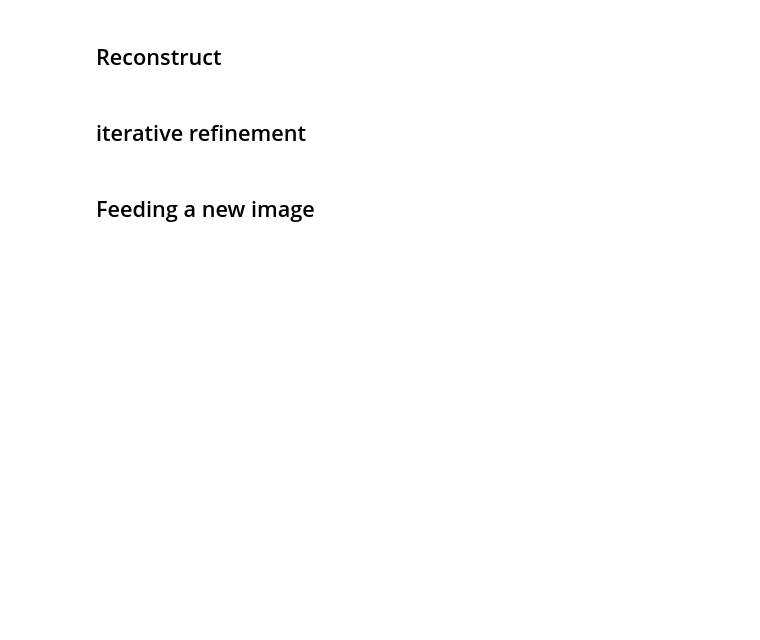
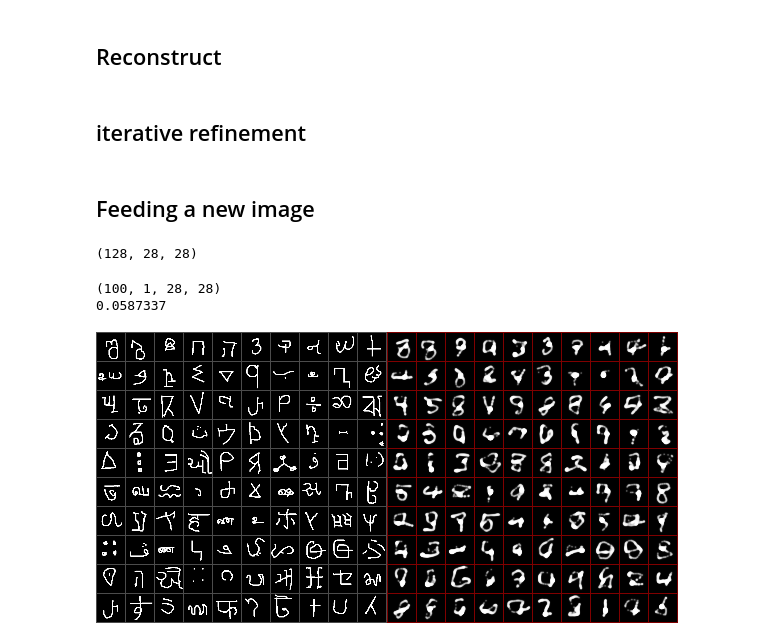
Before and after one commit to mehdidc/feature_generation, a Jupyter notebook: ipynb/brush_stroke_interactive.ipynb, the cells around one changed output. Drawn from its saved outputs; the diff is of its cells as text; code cells hidden in the pictures; blank space fills up the shorter version.

```diff
--- a/ipynb/brush_stroke_interactive.ipynb
+++ b/ipynb/brush_stroke_interactive.ipynb
@@ -126,7 +137,8 @@ models = [
     "../training/brush12/model.pkl", #10
     "../jobs/results/8af0f0ff67a2c27a4bede27a9867c5cc/model.pkl", #11
     "../jobs/results/8fbec06424d9cae3887acf14bc01948b/model.pkl" #12
-    "../training/brush16/model.pkl"#13
+    "../training/brush16/model.pkl",#13
+    "../jobs/results/cebca877494edddcdb140b5b8b481964/model.pkl" #14
 ]
 
 #0  : (mnist:nice,                   ir:emptyfixated,         strokes:bad)
@@ -143,10 +155,12 @@ models = [
 #11 : (mnist:ok but a blurry,        ir:nice  but blobby,     strokes:bad and blurry)
 #12 : (mnist:nice,                   ir:nice but fixated,     strokes:bad but not blurry)
 #13 : (omniglot:nice,                ir:strokesfixated,       strokes:ok)
+#14 : (omniglot:great,               ir:strokesfixated,       mnist:good!)
+
 filename = np.random.choice(models)
-model, data, layers, w, h, c = load_model("../training/brush20/model.pkl",
+model, data, layers, w, h, c = load_model("../jobs/results/b38bd0e4e6ac281e6eba581cbe9d62d3/model.pkl",
                                           #force_w=64,
                                           #force_h=64,
-                                          dataset='aloi',
+                                          dataset='digits',
                                           #force_model_params={'w_out': 128, 'h_out': 128},
                                           kw_load_data={'include_test': True})
@@ -204,31 +230,36 @@ embed_video('ir.mp4')
 # %% [markdown]
 ## Feeding a new image
 # %%
-dt_test = load_data('strokes', w=w,h=h) # for grayscale
+#dt_test = load_data('strokes', w=w,h=h) # for grayscale
 #dt_test = load_data('digits', w=w, h=h)
+dt_test = load_data('omniglot', w=w, h=h)
+# %% [output]
+(128, 28, 28)
 # %%
 
 # load from file
 
 
 nb = 100
 dt = dt_test.X[0:nb]
 try:
     dt = dt.reshape((nb, c, w, h))
 except Exception:
     dt = dt.reshape((nb, 1, w, h))
     dt = dt * np.ones((1, 3, 1, 1))
     dt = dt.astype(np.float32)
 print(dt.shape)
 rec = reconstruct(dt)
+print(((rec - dt)**2).mean())
 
-fig = plt.figure(figsize=(10, 10))
-plt.imshow(disp_grid(dt, bordercolor=(200, 200, 200), border=1), cmap='gray')
-plt.title('original')
-plt.show()
-
-fig = plt.figure(figsize=(10, 10))
-plt.imshow(disp_grid(rec,  bordercolor=(200, 200, 200), border=1), cmap='gray')
-plt.title('reconstruction')
-plt.show()
-print(((rec - dt)**2).mean())
+im1 = disp_grid(model.preprocess(dt[0:nb]), border=1, bordercolor=(.3, .3, .3))
+im2 = disp_grid(reconstruct(model.preprocess(rec[0:nb])), border=1, bordercolor=(.5, 0, 0))
+im_mix = np.empty((im1.shape[0], im1.shape[1] + im2.shape[1], 3))
+im_mix[:, 0:im1.shape[1]] = im1
+im_mix[:, im1.shape[1]:] = im2
+imsave('im_mix_new_dataset.png', im_mix)
+Image('im_mix_new_dataset.png')
+# %% [output]
+(100, 1, 28, 28)
+0.0587337
+[figure, added]
```
Also changed, not shown: parts of 6 cells of this notebook.
